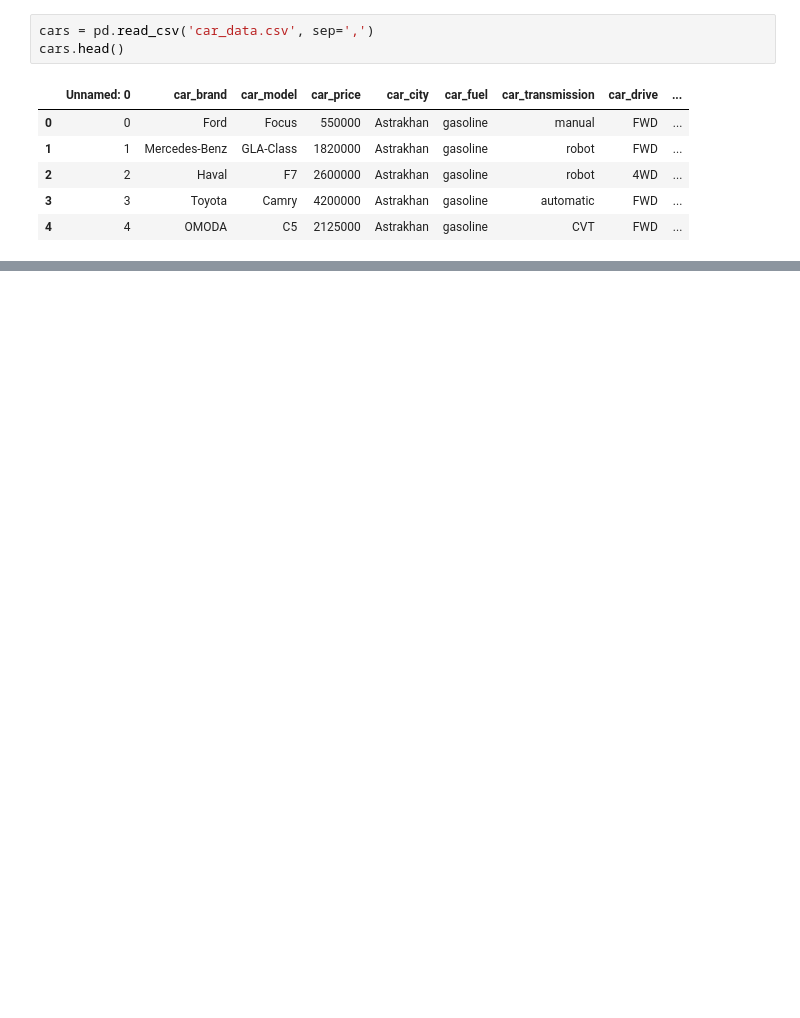
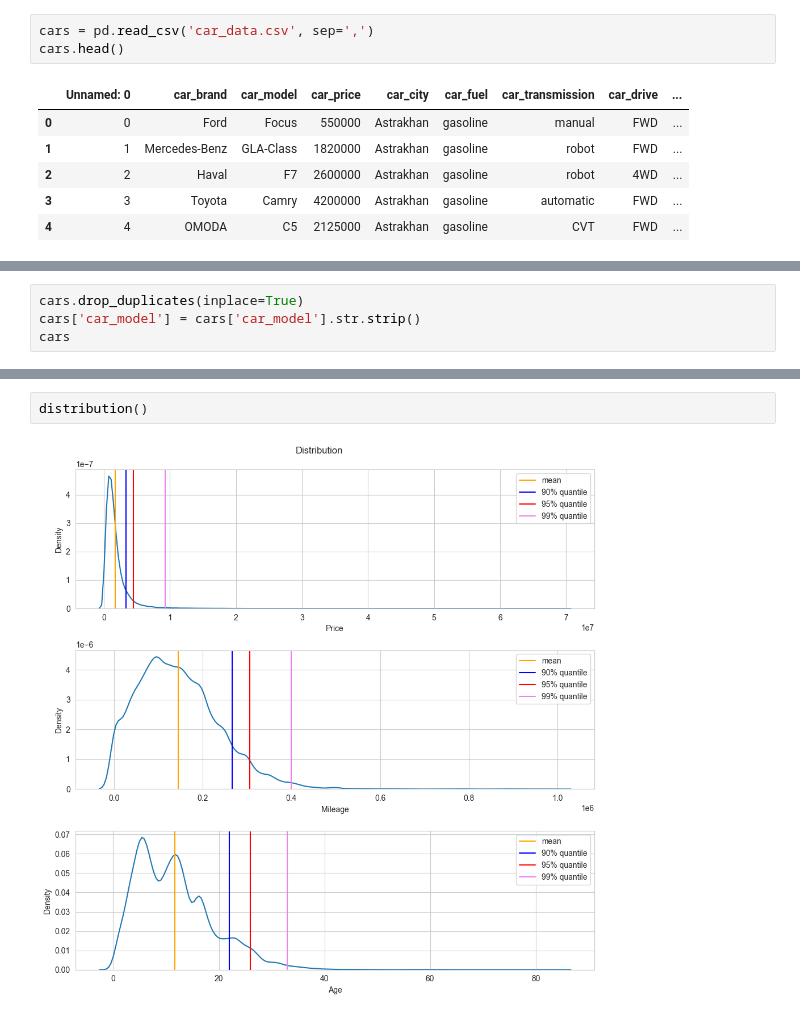
Before and after one commit to lvtdel/used_card_predict_build_model, a Jupyter notebook: test2.ipynb, the cells around one changed output, grey strips where cells are left out. Drawn from its saved outputs; the diff is of its cells as text; blank space fills up the shorter version.

```diff
--- a/test2.ipynb
+++ b/test2.ipynb
@@ -67,0 +84,4 @@ memory usage: 3.9+ MB
+# %%
+cars.drop_duplicates(inplace=True)
+cars['car_model'] = cars['car_model'].str.strip()
+cars
@@ -94 +144,5 @@ plt.show()
+# %%
+distribution()
+# %% [output]
+[figure, added]
 # %%
```
Also changed, not shown: parts of 49 cells of this notebook, 3 other files.
